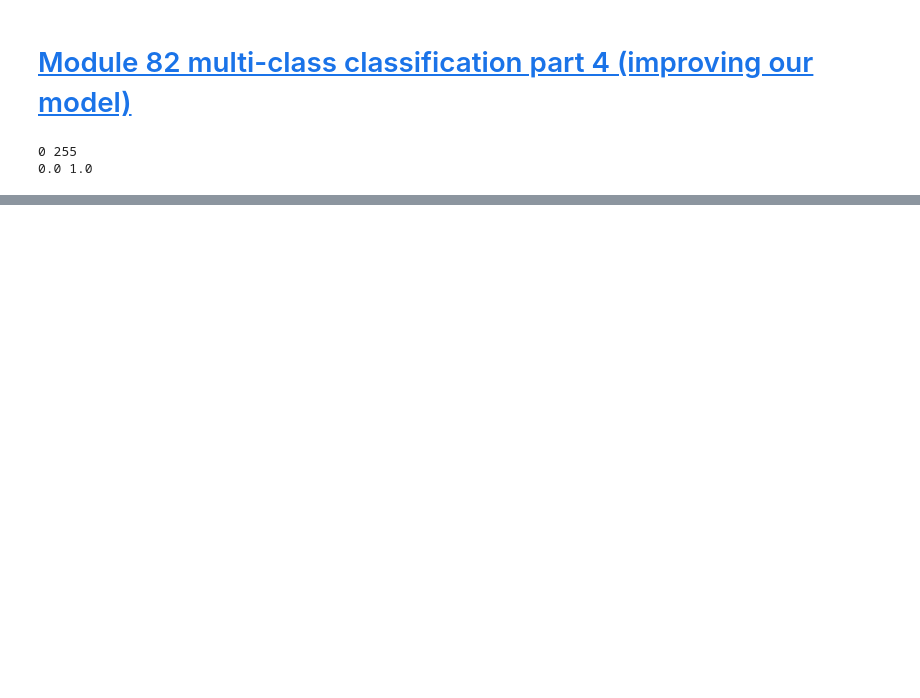
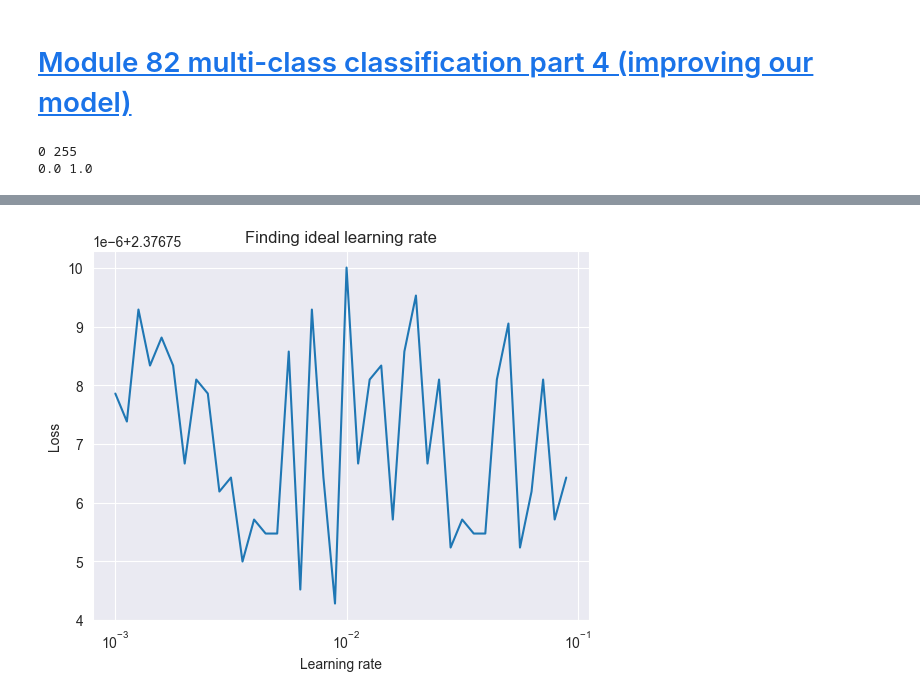
Before and after one commit to nripstein/Tensorflow-Tutorial, a Jupyter notebook: multi-class-classification.ipynb, the cells around one changed output, grey strips where cells are left out. Saved outputs shown, nothing was run; the diff lists cells and outputs as text; code cells hidden in the pictures; blank space fills up the shorter version.

```diff
--- a/multi-class-classification.ipynb
+++ b/multi-class-classification.ipynb
@@ -186,0 +195,18 @@ Epoch 10/10
+# %%
+# start off same as before
+multi_model3 = tf.keras.models.Sequential([
+    tf.keras.layers.Flatten(input_shape=(28, 28)),
+    tf.keras.layers.Dense(50, activation="relu"),
+    tf.keras.layers.Dense(50, activation="relu"),
+    tf.keras.layers.Dense(10, activation="softmax"),
+])
+
+multi_model3.compile(loss=tf.keras.losses.SparseCategoricalCrossentropy(),
+                     optimizer=tf.keras.optimizers.Adam(),
+                     metrics=["accuracy"])
+
+# create learning rate callback
+lr_scheduler = tf.keras.callbacks.LearningRateScheduler(lambda epoch: 1e-4 * 10**(-20))
+
+# fit the model
+find_lr_history = multi_model3.fit(normalized_x_train, train_labels, epochs=40, validation_data=(normalized_x_train, train_labels), verbose=1, callbacks=[lr_scheduler])
@@ -186,0 +231,10 @@ Epoch 10/10
+# %%
+# plot learning rate decay curve. why does this look weird?
+lrs = 10e-4 * (10**(tf.range(40)/20))
+plt.semilogx(lrs, find_lr_history.history["loss"])
+plt.xlabel("Learning rate")
+plt.ylabel("Loss")
+plt.title("Finding ideal learning rate")
+plt.show()
+# %% [output]
+[figure, added]
```
Also changed, not shown: parts of 16 cells of this notebook, 1 other file.
